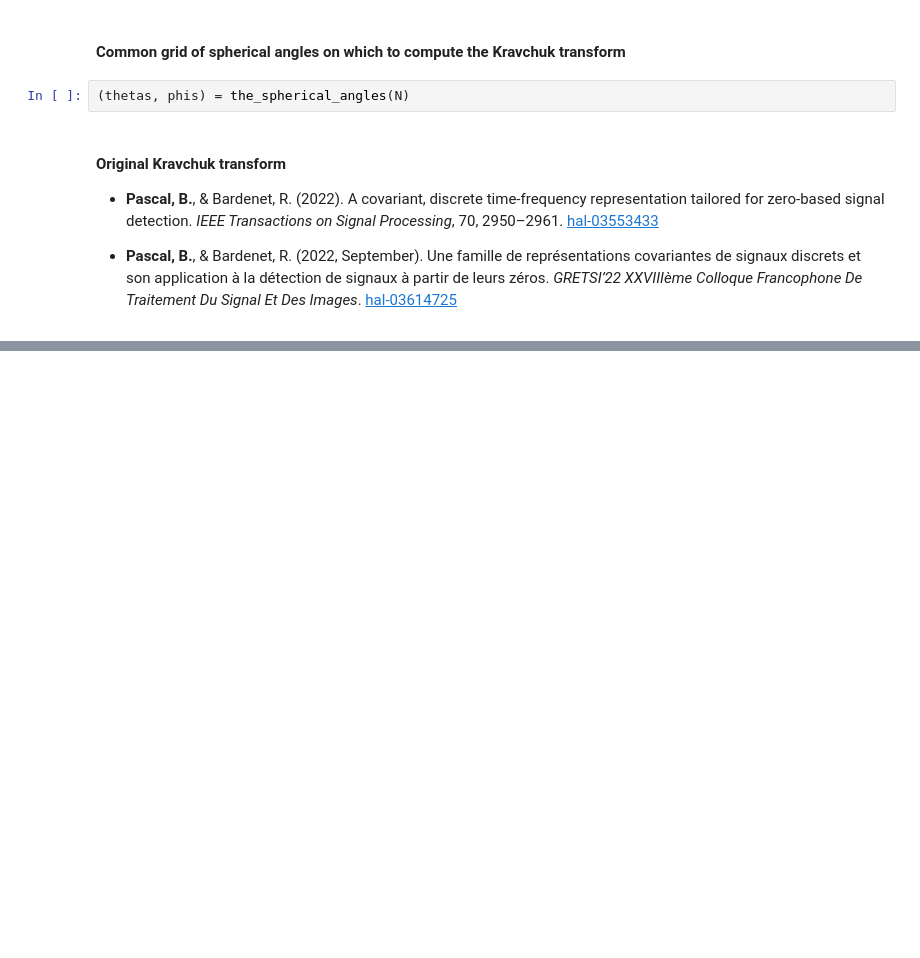
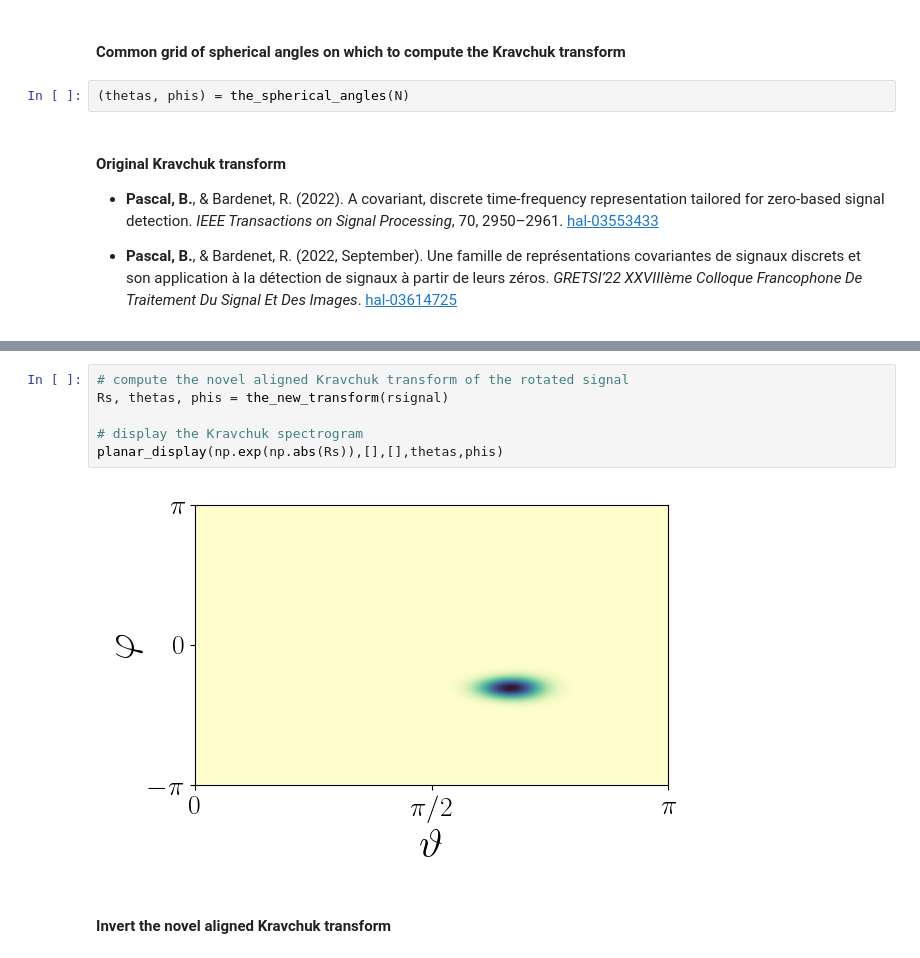
Before and after one commit to GRETSI-2025/GRETSI25_Label-Argent_Transformee-de-Kravchuk-realignee-implementation-efficace-et-illustration, a Jupyter notebook: notebooks/kravchuk-aligned-transform.ipynb, the cells around one changed output, grey strips where cells are left out. Saved outputs shown, nothing was run; the diff lists cells and outputs as text; blank space fills up the shorter version.

```diff
--- a/notebooks/kravchuk-aligned-transform.ipynb
+++ b/notebooks/kravchuk-aligned-transform.ipynb
@@ -61,0 +86,10 @@ planar_display(np.exp(np.abs(Fs)),[],[],thetas,phis)
+# %%
+# compute the novel aligned Kravchuk transform of the rotated signal
+Rs, thetas, phis = the_new_transform(rsignal)
+
+# display the Kravchuk spectrogram
+planar_display(np.exp(np.abs(Rs)),[],[],thetas,phis)
+# %% [output]
+[figure, added]
+# %% [markdown]
+#### Invert the novel aligned Kravchuk transform
```
Also changed, not shown: parts of 9 cells of this notebook.
